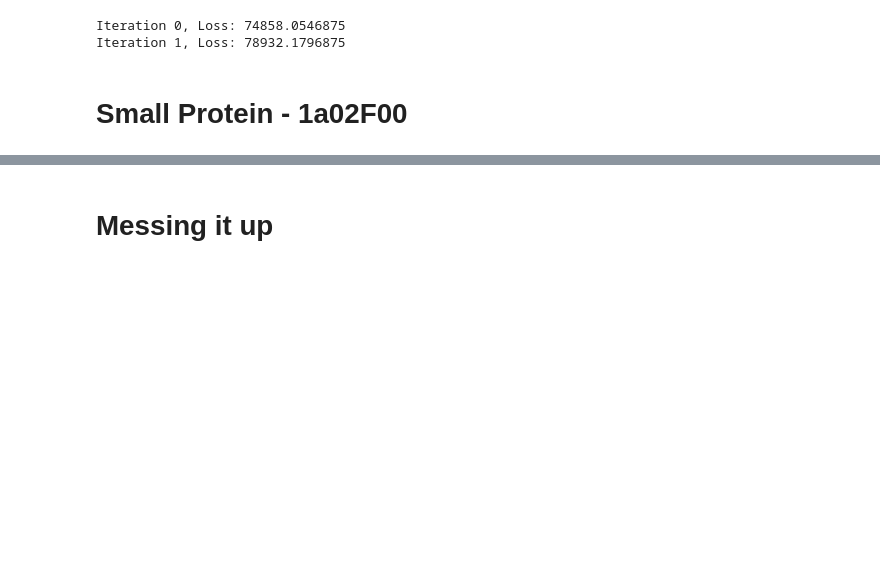
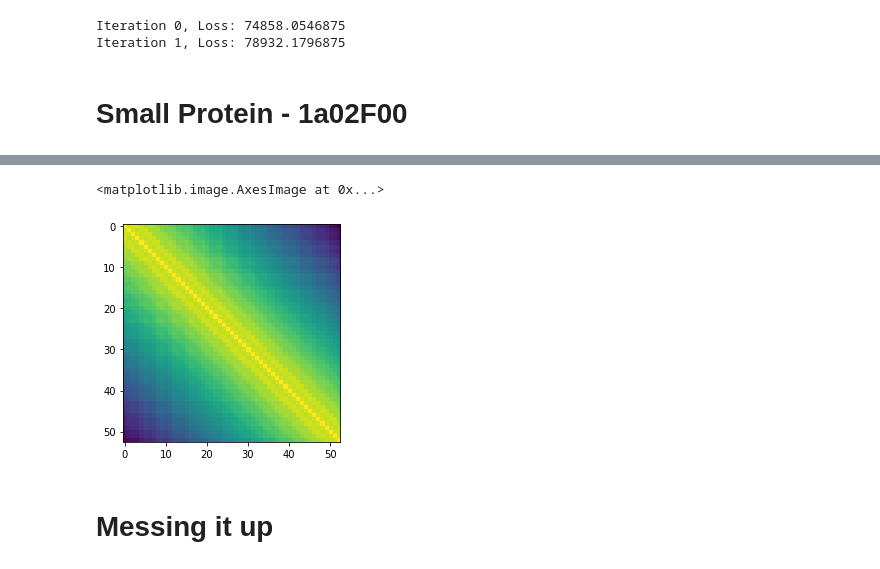
Before and after one commit to andynet/protein_folding, a Jupyter notebook: scripts/structure_realization_our/geometry_class.ipynb, the cells around one changed output, grey strips where cells are left out. Drawn from its saved outputs; the diff is of its cells as text; code cells hidden in the pictures; blank space fills up the shorter version.

```diff
--- a/scripts/structure_realization_our/geometry_class.ipynb
+++ b/scripts/structure_realization_our/geometry_class.ipynb
@@ -194,3 +195,12 @@ Canvas(toolbar=Toolbar(toolitems=[('Home', 'Reset original view', 'home', 'home'
+# %%
+with torch.no_grad():
+    dp = G_1a02.G()
+# %%
+%matplotlib inline
+plt.imshow(dp + dp.t(), 'viridis_r')
+# %% [output]
+<matplotlib.image.AxesImage at 0x...>
+[figure, added]
 # %% [markdown]
 # Messing it up
 # %%
```
Also changed, not shown: parts of 48 cells of this notebook, 11 other files.
